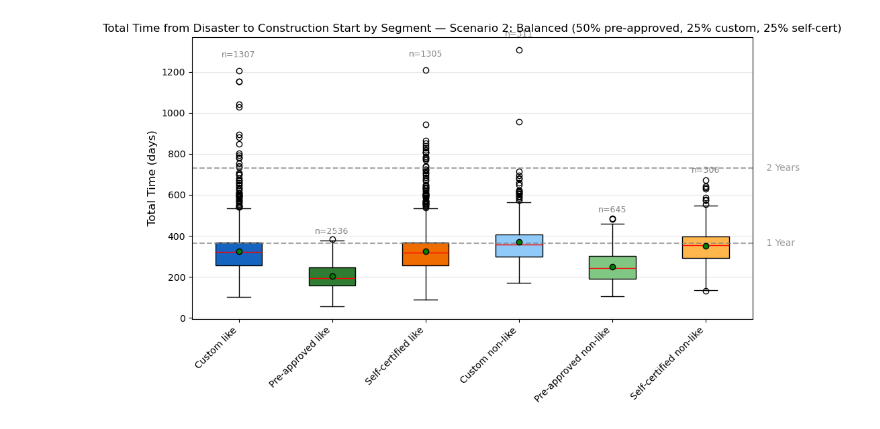
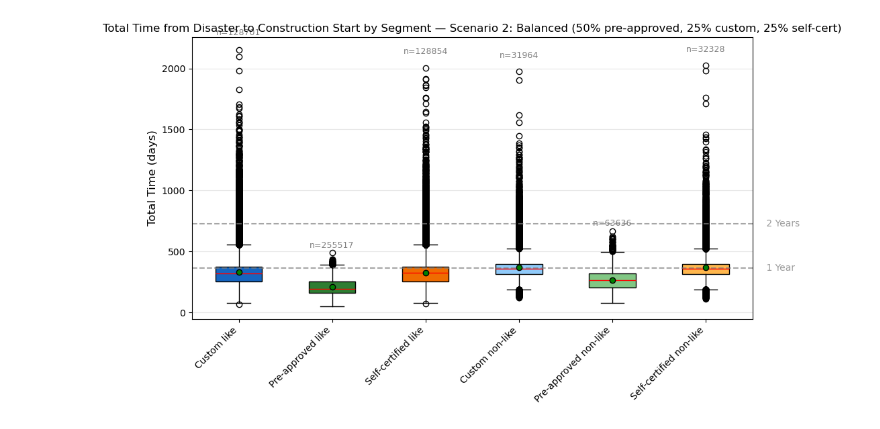
Before and after one commit to MIT-HSCL/permitting-model, a Jupyter notebook: run_simulation_with_segments.ipynb, the cells around one changed output. Saved outputs shown, nothing was run; the diff lists cells and outputs as text; code cells hidden in the pictures.

```diff
--- a/run_simulation_with_segments.ipynb
+++ b/run_simulation_with_segments.ipynb
@@ -193,8 +278,8 @@ plt.show()
 # %%
-# Box-and-whisker: Scenario 2 — Balanced segment allocation (50% pre-approved, 25% custom, 25% self-cert, 80% like-for-like)
-fig, ax = plot_total_time_by_segment(sim_balanced.completed_permits, figsize=(10, 6), show_boxplot=True)
+# Box-and-whisker: Scenario 2 — Balanced segment allocation (50% pre-approved, 25% custom, 25% self-cert, 80% like-for-like, aggregate across runs)
+fig, ax = plot_total_time_by_segment(all_balanced_permits, figsize=(10, 6), show_boxplot=True)
 if ax is not None:
     ax.set_title("Total Time from Disaster to Construction Start by Segment — Scenario 2: Balanced (50% pre-approved, 25% custom, 25% self-cert)", fontsize=12)
 plt.show()
 # %% [output]
-[figure, old version]
+[figure, new version]
```
Also changed, not shown: parts of 13 cells of this notebook, 5 other files.
